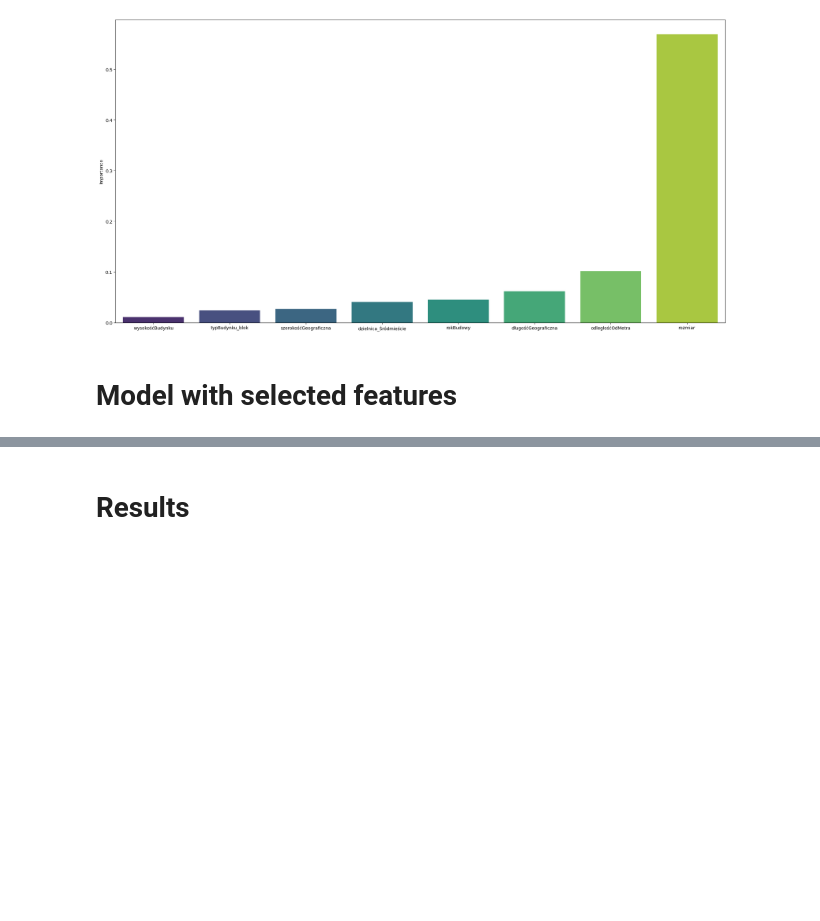
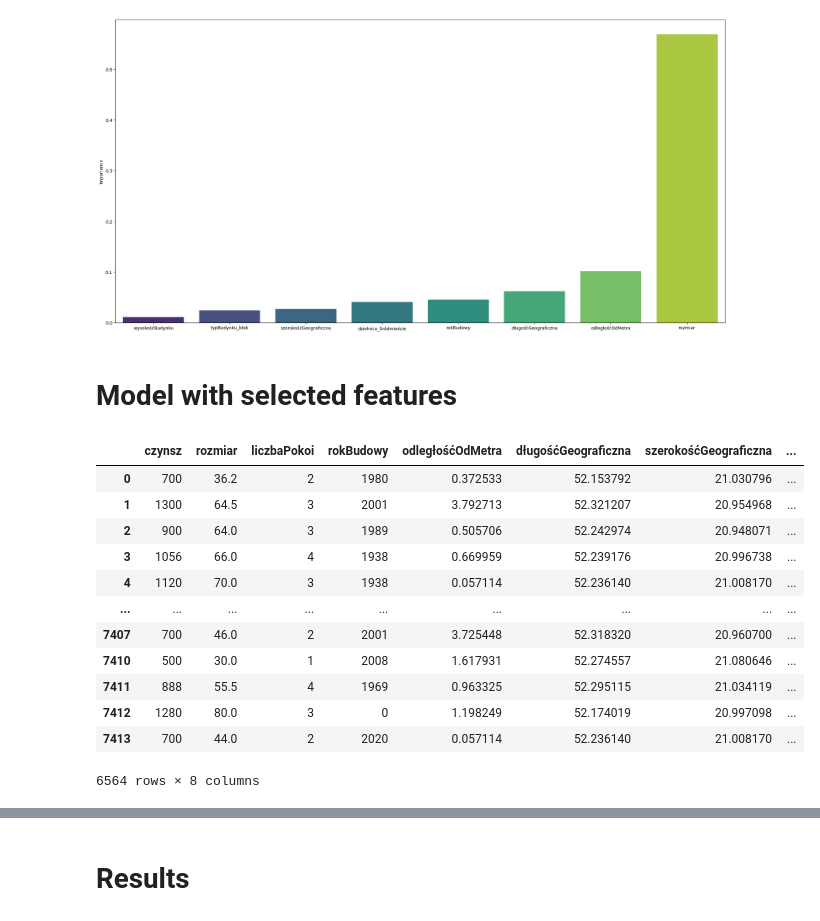
Before and after one commit to awar1/priceWise, a Jupyter notebook: dataAnalysisAndModels/dataModel.ipynb, the cells around one changed output, grey strips where cells are left out. Cells and saved outputs as stored; diff of their text form; code cells hidden in the pictures; blank space fills up the shorter version.

```diff
--- a/dataAnalysisAndModels/dataModel.ipynb
+++ b/dataAnalysisAndModels/dataModel.ipynb
@@ -177,3 +158,19 @@ y_wrf = dummies_df_wrf['cena']
 X_train_wrf, X_test_wrf, y_train_wrf, y_test_wrf = train_test_split(X_WRF, y_wrf, test_size=0.2, random_state=42)
 X_train_trans_wrf = scaler.fit_transform(X_train_wrf)
 X_test_trans_wrf = scaler.transform(X_test_wrf)
+# %%
+X_WRF
+# %% [output]
+|  | czynsz | rozmiar | liczbaPokoi | rokBudowy | odległośćOdMetra | długośćGeograficzna | szerokośćGeograficzna | ... |
+| 0 | 700 | 36.2 | 2 | 1980 | 0.372533 | 52.153792 | 21.030796 | ... |
+| 1 | 1300 | 64.5 | 3 | 2001 | 3.792713 | 52.321207 | 20.954968 | ... |
+| 2 | 900 | 64.0 | 3 | 1989 | 0.505706 | 52.242974 | 20.948071 | ... |
+| 3 | 1056 | 66.0 | 4 | 1938 | 0.669959 | 52.239176 | 20.996738 | ... |
+| 4 | 1120 | 70.0 | 3 | 1938 | 0.057114 | 52.236140 | 21.008170 | ... |
+| ... | ... | ... | ... | ... | ... | ... | ... | ... |
+| 7407 | 700 | 46.0 | 2 | 2001 | 3.725448 | 52.318320 | 20.960700 | ... |
+| 7410 | 500 | 30.0 | 1 | 2008 | 1.617931 | 52.274557 | 21.080646 | ... |
+| 7411 | 888 | 55.5 | 4 | 1969 | 0.963325 | 52.295115 | 21.034119 | ... |
+| 7412 | 1280 | 80.0 | 3 | 0 | 1.198249 | 52.174019 | 20.997098 | ... |
+| 7413 | 700 | 44.0 | 2 | 2020 | 0.057114 | 52.236140 | 21.008170 | ... |
+6564 rows × 8 columns
```
Also changed, not shown: parts of 9 cells of this notebook, 18 other files.
